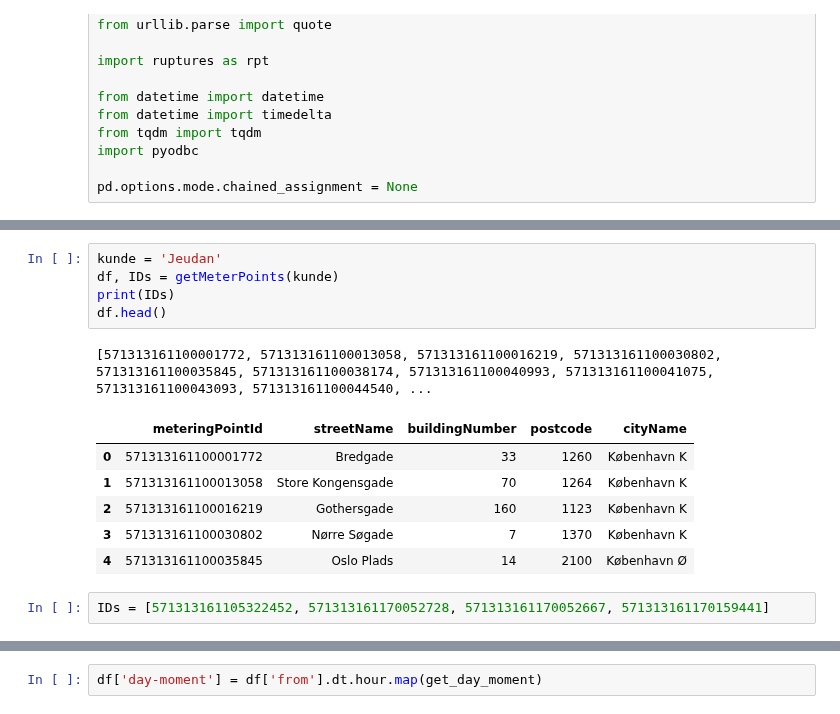
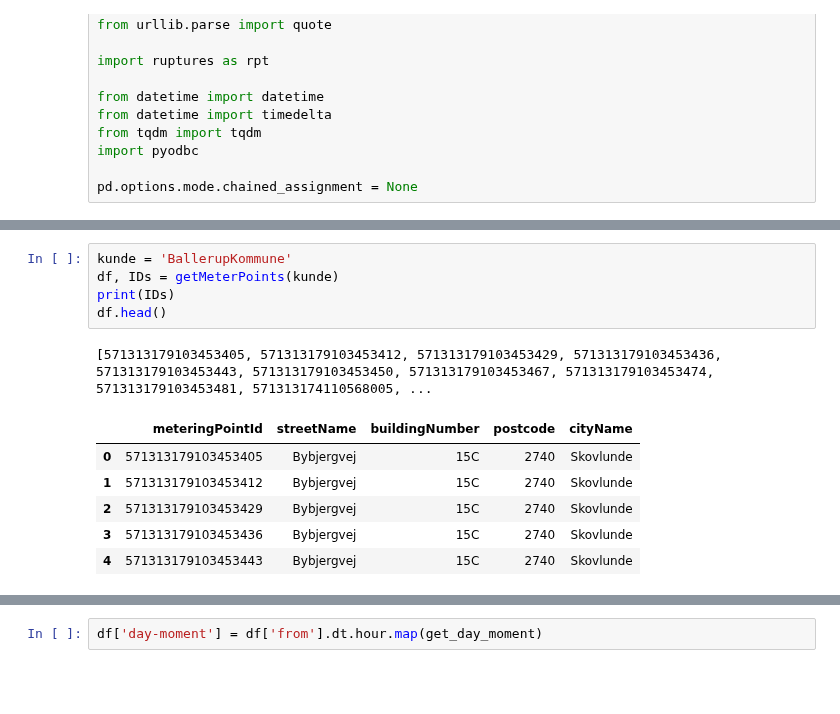
Before and after one commit to Mikkel-schmidt/El, a Jupyter notebook: Code2/Hent_data.ipynb, the cells around one changed output, grey strips where cells are left out. Cells and saved outputs as stored; diff of their text form; blank space fills up the shorter version.

```diff
--- a/Code2/Hent_data.ipynb
+++ b/Code2/Hent_data.ipynb
@@ -481,20 +484,18 @@ def besp():
     df_besp['%'] = df_besp.apply(lambda row: row['besparelse'] / row['årligt forbrug'] * 100, axis=1)
     return df_besp, dfff
 # %%
-kunde = 'Jeudan'
+kunde = 'BallerupKommune'
 df, IDs = getMeterPoints(kunde)
 print(IDs)
 df.head()
 # %% [output]
-[571313161100001772, 571313161100013058, 571313161100016219, 571313161100030802, 571313161100035845, 571313161100038174, 571313161100040993, 571313161100041075, 571313161100043093, 571313161100044540, ...
+[571313179103453405, 571313179103453412, 571313179103453429, 571313179103453436, 571313179103453443, 571313179103453450, 571313179103453467, 571313179103453474, 571313179103453481, 571313174110568005, ...
 |  | meteringPointId | streetName | buildingNumber | postcode | cityName |
-| 0 | 571313161100001772 | Bredgade | 33 | 1260 | København K |
-| 1 | 571313161100013058 | Store Kongensgade | 70 | 1264 | København K |
-| 2 | 571313161100016219 | Gothersgade | 160 | 1123 | København K |
-| 3 | 571313161100030802 | Nørre Søgade | 7 | 1370 | København K |
-| 4 | 571313161100035845 | Oslo Plads | 14 | 2100 | København Ø |
+| 0 | 571313179103453405 | Bybjergvej | 15C | 2740 | Skovlunde |
+| 1 | 571313179103453412 | Bybjergvej | 15C | 2740 | Skovlunde |
+| 2 | 571313179103453429 | Bybjergvej | 15C | 2740 | Skovlunde |
+| 3 | 571313179103453436 | Bybjergvej | 15C | 2740 | Skovlunde |
+| 4 | 571313179103453443 | Bybjergvej | 15C | 2740 | Skovlunde |
-# %%
-IDs = [571313161105322452, 571313161170052728, 571313161170052667, 571313161170159441]
 # %%
 df = getMeterReadings(IDs)
 # %% [output]
```
Also changed, not shown: parts of 5 cells of this notebook, 1 other file.
